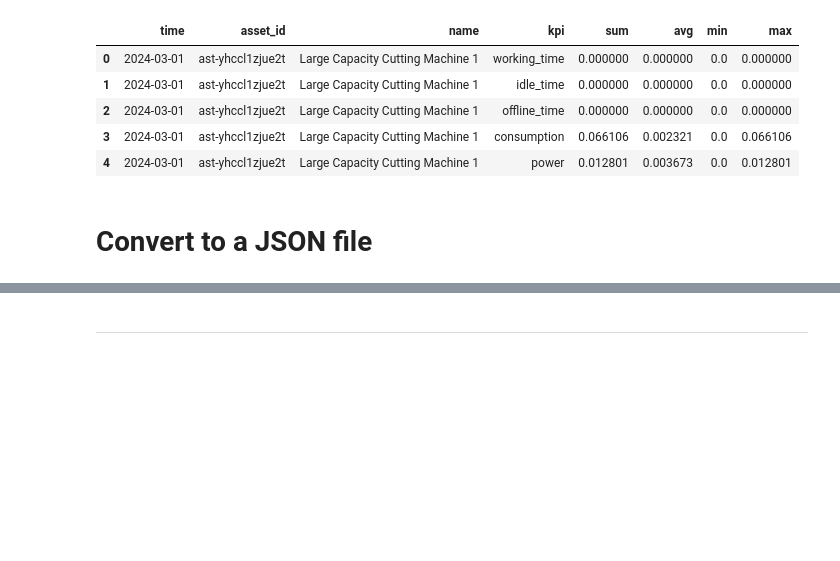
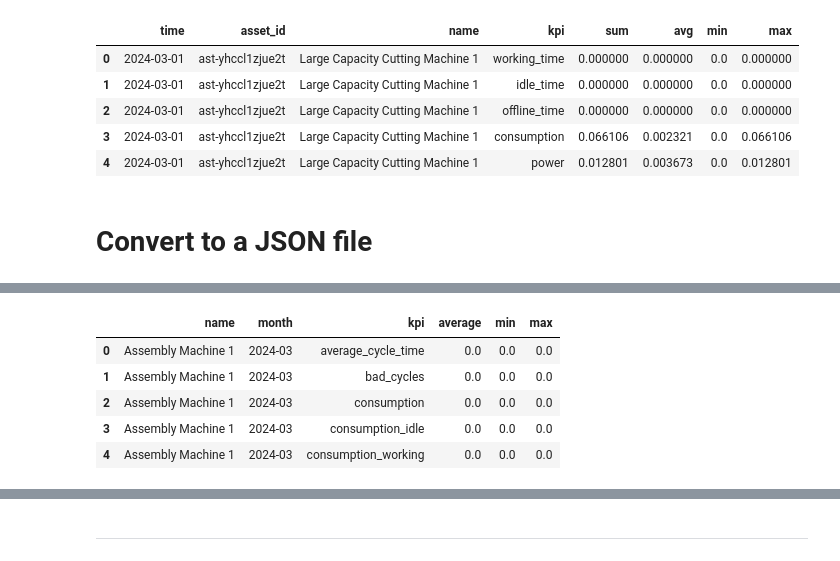
Before and after one commit to sa-team-d/rag, a Jupyter notebook: data.ipynb, the cells around one changed output, grey strips where cells are left out. Drawn from its saved outputs; the diff is of its cells as text; code cells hidden in the pictures; blank space fills up the shorter version.

```diff
--- a/data.ipynb
+++ b/data.ipynb
@@ -145,0 +165,16 @@ with open('dataset/smart_app_data.json', 'w') as f:
+# %%
+# Group by 'asset_id', 'month', and 'kpi' to calculate monthly aggregates
+monthly_summary_df = df.groupby(['name', 'month', 'kpi']).agg(
+    average=('avg', 'mean'),
+    min=('min', 'min'),
+    max=('max', 'max')
+).reset_index()
+
+monthly_summary_df.head()
+# %% [output]
+|  | name | month | kpi | average | min | max |
+| 0 | Assembly Machine 1 | 2024-03 | average_cycle_time | 0.0 | 0.0 | 0.0 |
+| 1 | Assembly Machine 1 | 2024-03 | bad_cycles | 0.0 | 0.0 | 0.0 |
+| 2 | Assembly Machine 1 | 2024-03 | consumption | 0.0 | 0.0 | 0.0 |
+| 3 | Assembly Machine 1 | 2024-03 | consumption_idle | 0.0 | 0.0 | 0.0 |
+| 4 | Assembly Machine 1 | 2024-03 | consumption_working | 0.0 | 0.0 | 0.0 |
```
Also changed, not shown: parts of 10 cells of this notebook, 1 other file.
